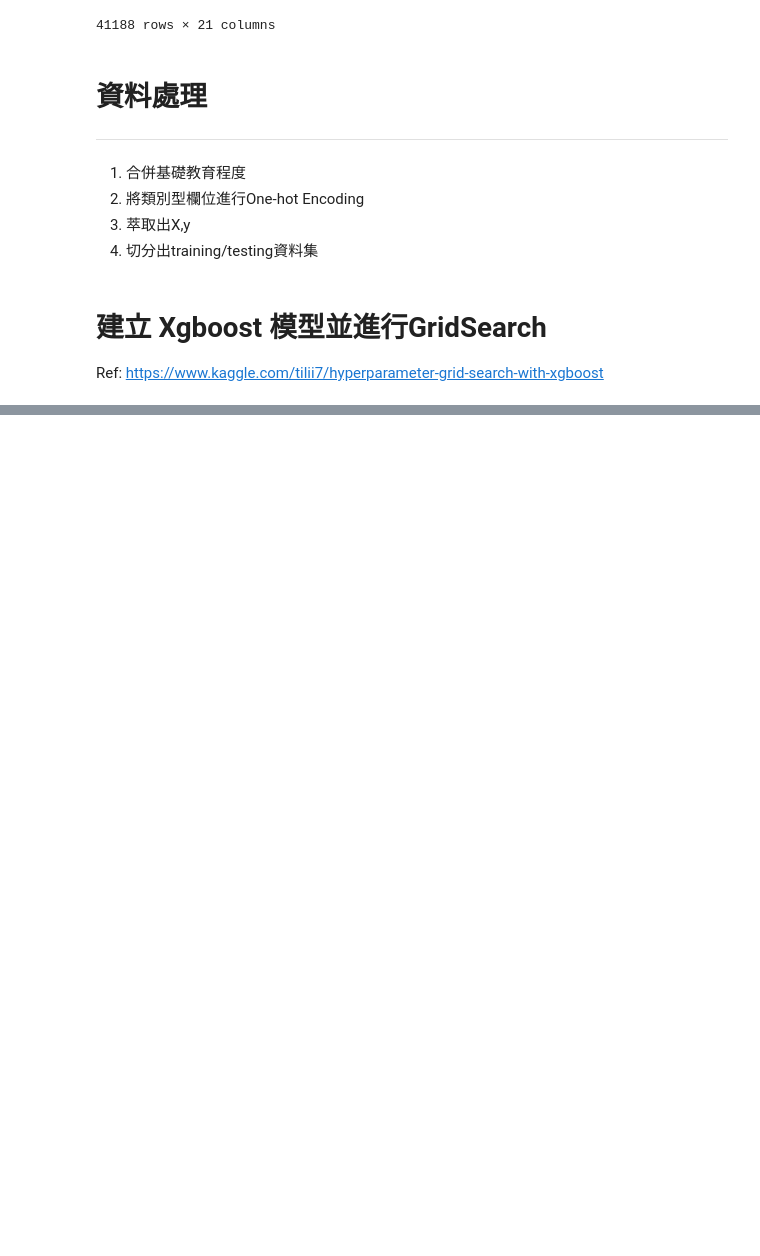
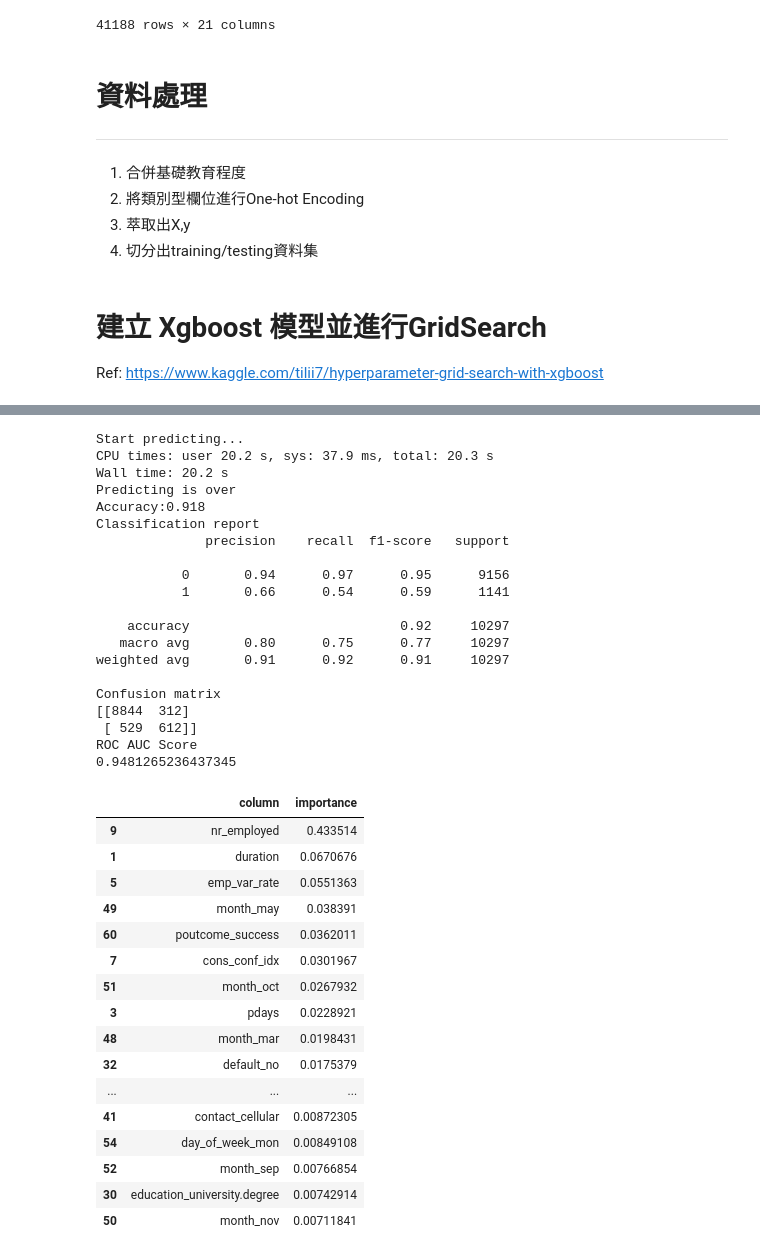
Before and after one commit to jeffrey82221/colab, a Jupyter notebook: PracticeML.ipynb, the cells around one changed output, grey strips where cells are left out. Cells and saved outputs as stored; diff of their text form; code cells hidden in the pictures; blank space fills up the shorter version.

```diff
--- a/PracticeML.ipynb
+++ b/PracticeML.ipynb
@@ -102,8 +102,10 @@ to_keep=[i for i in data_vars if i not in cat_vars]
 data_final=data[to_keep]
 # 萃取出X,y
 x_cols = [col for col in data_final.columns.tolist() if col != 'y']
-X = data_final[x_cols].values
-y = data_final['y'].values
+x_data = data_final[x_cols]
+y_data = data_final['y']
+X = x_data.values
+y = y_data.values
 # 切分出training/testing資料集
 from sklearn.model_selection import train_test_split
 X_train, X_test, y_train, y_test = train_test_split(X, y, test_size = 0.25, random_state = 0)
@@ -116,15 +118,15 @@ Ref: https://www.kaggle.com/tilii7/hyperparameter-grid-search-with-xgboost
 classifier = None
 from xgboost import XGBClassifier
 classifier = XGBClassifier(objective='binary:logistic')
-# [Step.2.] 建立參數搜尋空間 (因課程時間有限，請挑選三個參數進行搜尋，每個參數給三個選項即可)
+# [Step.2.] 建立參數搜尋空間 (因課程時間有限，請挑選三個參數進行搜尋，每個參數給兩個選項即可)
 # 提示: 用 help(classifier.__init__) 和 help(classifier) 查詢XGBClassifier所用到的參數
 param_grid = {}
 param_grid = {
     # 'max_depth': [3, 4, 5],
     # 'learning_rate': [1.0, 0.1, 0.01, 0.001],
-    'n_estimators': [100, 500, 1000],
-    'min_child_weight': [1, 5, 10],
-    'gamma': [0.5, 1, 1.5],
+    'n_estimators': [100, 500],
+    'min_child_weight': [1, 10],
+    'gamma': [0.5, 1.5],
     # 'subsample': [0.6, 0.8, 1.0],
     # 'colsample_bytree': [0.6, 0.8, 1.0]
 }
@@ -253,20 +170,75 @@ Predicting is over
 # %%
-# Function for Measure Performance#
+print('Start predicting...')
+# [Step.5.] 填入最佳參數給xgboost進行建模與預測
+xgboost_cls = XGBClassifier(objective = 'binary:logistic',
+              n_estimators = gridsearch.best_params_['n_estimators'],
+              min_child_weight = gridsearch.best_params_['min_child_weight'],
+              gamma = gridsearch.best_params_['gamma'])
+%time xgboost_fit = xgboost_cls.fit(X_train, y_train)
+print('Predicting is over')
+# [Step.6.] 成效運算
 from  sklearn  import  metrics
 def measure_performance(X,y,clf, show_accuracy=True, show_classification_report=True, show_confusion_matrix=True, show_roc_auc = True):
     y_pred = clf.predict(X)
     y_predprob = clf.predict_proba(X)[:,1]
     if show_accuracy:
         print ("Accuracy:{0:.3f}".format(metrics.accuracy_score(y,y_pred))),"\n"
 
     if show_classification_report:
         print("Classification report")
         print(metrics.classification_report(y,y_pred)),"\n"
 
     if show_confusion_matrix:
         print("Confusion matrix")
         print(metrics.confusion_matrix(y,y_pred)),"\n"
 
     if show_roc_auc:
         print("ROC AUC Score")
         print(metrics.roc_auc_score(y,y_predprob)),"\n"
+
+XGBoost_grid_measure = measure_performance(X=X_test, y=y_test, clf=xgboost_fit,
+          show_classification_report=True, show_confusion_matrix=True)
+
+# [Step.7.] 建立因子重要性表格，觀察因子重要性是否合理。
+importance_table = pd.DataFrame([x_data.columns, xgboost_fit.feature_importances_]).T
+importance_table.rename(columns={0: 'column', 1: 'importance'}, inplace=True)
+importance_table.sort_values('importance',ascending=False, inplace=True)
+importance_table.head(20)
+# %% [output]
+Start predicting...
+CPU times: user 20.2 s, sys: 37.9 ms, total: 20.3 s
+Wall time: 20.2 s
+Predicting is over
+Accuracy:0.918
+Classification report
+              precision    recall  f1-score   support
+
+           0       0.94      0.97      0.95      9156
+           1       0.66      0.54      0.59      1141
+
+    accuracy                           0.92     10297
+   macro avg       0.80      0.75      0.77     10297
+weighted avg       0.91      0.92      0.91     10297
+
+Confusion matrix
+[[8844  312]
+ [ 529  612]]
+ROC AUC Score
+0.9481265236437345
+|  | column | importance |
+| 9 | nr_employed | 0.433514 |
+| 1 | duration | 0.0670676 |
+| 5 | emp_var_rate | 0.0551363 |
+| 49 | month_may | 0.038391 |
+| 60 | poutcome_success | 0.0362011 |
+| 7 | cons_conf_idx | 0.0301967 |
+| 51 | month_oct | 0.0267932 |
+| 3 | pdays | 0.0228921 |
+| 48 | month_mar | 0.0198431 |
+| 32 | default_no | 0.0175379 |
+| ... | ... | ... |
+| 41 | contact_cellular | 0.00872305 |
+| 54 | day_of_week_mon | 0.00849108 |
+| 52 | month_sep | 0.00766854 |
+| 30 | education_university.degree | 0.00742914 |
+| 50 | month_nov | 0.00711841 |
```
Also changed, not shown: parts of 9 cells of this notebook.
